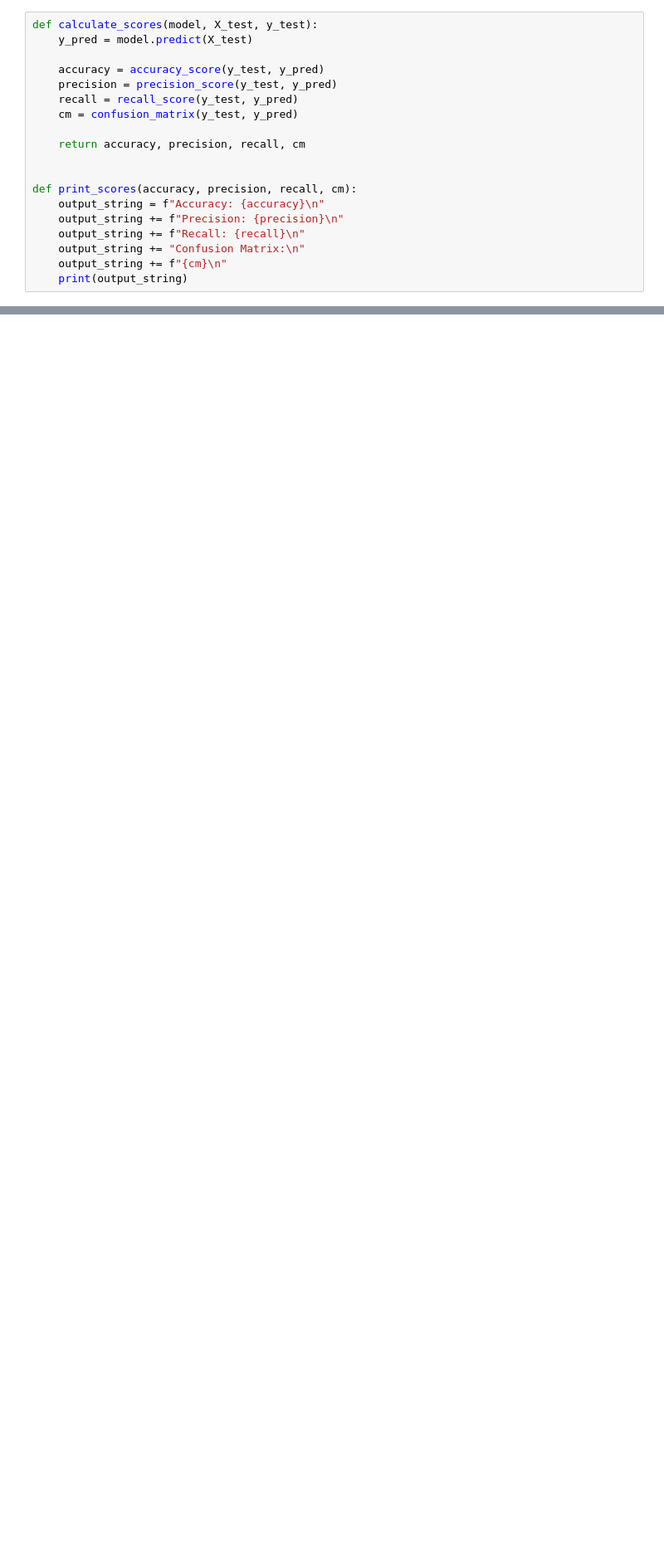
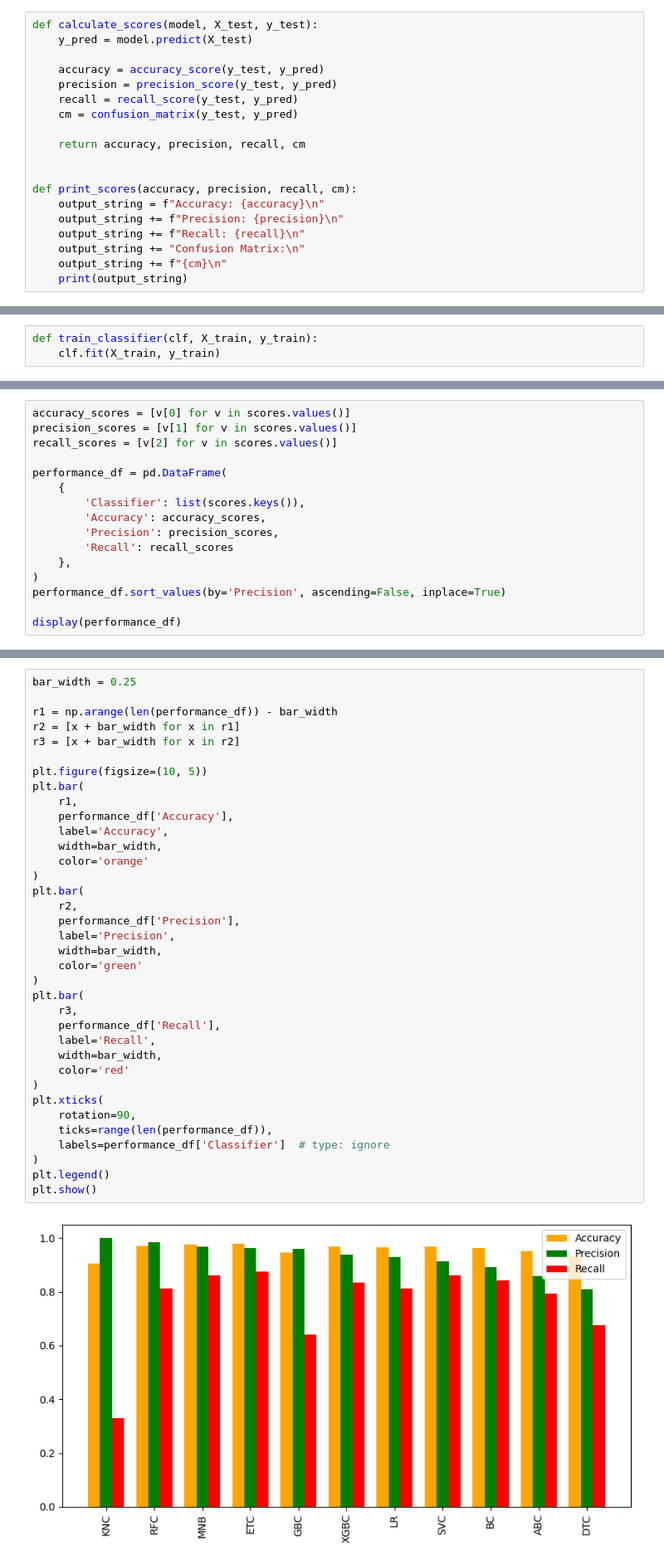
Before and after one commit to ushka1/spam-classifier, a Jupyter notebook: spam-classifier.ipynb, the cells around one changed output, grey strips where cells are left out. Shown at 83% size. Saved outputs shown, nothing was run; the diff lists cells and outputs as text; blank space fills up the shorter version.

```diff
--- a/spam-classifier.ipynb
+++ b/spam-classifier.ipynb
@@ -461,0 +487,3 @@ Confusion Matrix:
+# %%
+def train_classifier(clf, X_train, y_train):
+    clf.fit(X_train, y_train)
@@ -461,0 +496,16 @@ Confusion Matrix:
+# %%
+accuracy_scores = [v[0] for v in scores.values()]
+precision_scores = [v[1] for v in scores.values()]
+recall_scores = [v[2] for v in scores.values()]
+
+performance_df = pd.DataFrame(
+    {
+        'Classifier': list(scores.keys()),
+        'Accuracy': accuracy_scores,
+        'Precision': precision_scores,
+        'Recall': recall_scores
+    },
+)
+performance_df.sort_values(by='Precision', ascending=False, inplace=True)
+
+display(performance_df)
@@ -461,0 +525,38 @@ Confusion Matrix:
+# %%
+bar_width = 0.25
+
+r1 = np.arange(len(performance_df)) - bar_width
+r2 = [x + bar_width for x in r1]
+r3 = [x + bar_width for x in r2]
+
+plt.figure(figsize=(10, 5))
+plt.bar(
+    r1,
+    performance_df['Accuracy'],
+    label='Accuracy',
+    width=bar_width,
+    color='orange'
+)
+plt.bar(
+    r2,
+    performance_df['Precision'],
+    label='Precision',
+    width=bar_width,
+    color='green'
+)
+plt.bar(
+    r3,
+    performance_df['Recall'],
+    label='Recall',
+    width=bar_width,
+    color='red'
+)
+plt.xticks(
+    rotation=90,
+    ticks=range(len(performance_df)),
+    labels=performance_df['Classifier']  # type: ignore
+)
+plt.legend()
+plt.show()
+# %% [output]
+[figure, added]
```
Also changed, not shown: parts of 11 cells of this notebook.
